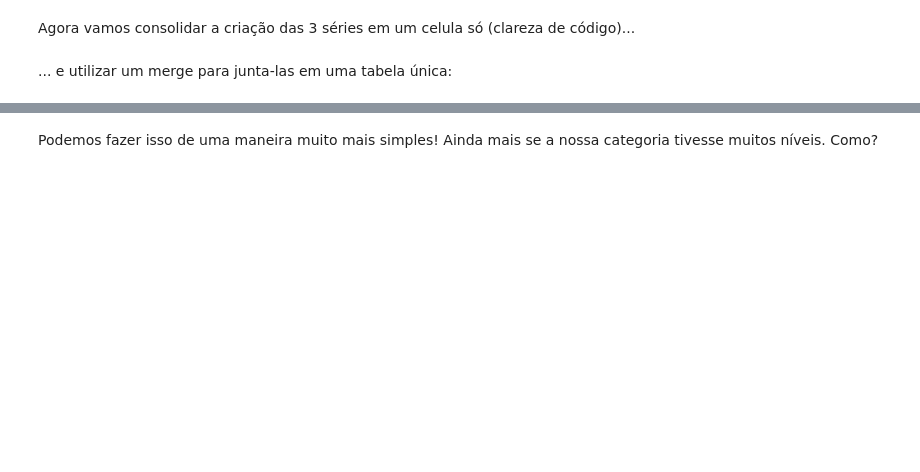
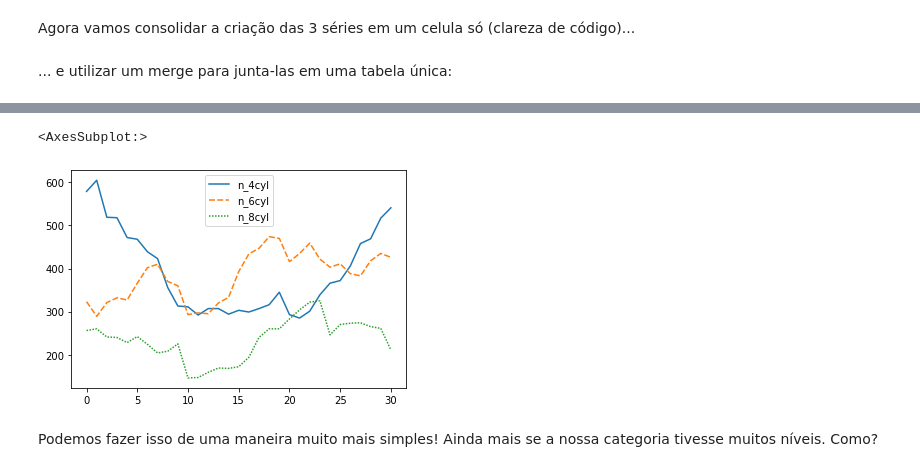
Before and after one commit to pedroteche-ih/79_PT_JUN2022, a Jupyter notebook: aulas/79 DA PT JUN-2022 Revisão Pandas.ipynb, the cells around one changed output, grey strips where cells are left out. Drawn from its saved outputs; the diff is of its cells as text; code cells hidden in the pictures; blank space fills up the shorter version.

```diff
--- a/aulas/79 DA PT JUN-2022 Revisão Pandas.ipynb
+++ b/aulas/79 DA PT JUN-2022 Revisão Pandas.ipynb
@@ -112,3 +324,10 @@ plt.plot(tb_year_cyl[['n_4cyl', 'n_6cyl', 'n_8cyl']])
+# %%
+import seaborn as sns
+fig, ax = plt.subplots()
+sns.lineplot(data = tb_year_cyl.drop('year', axis = 1))
+# %% [output]
+<AxesSubplot:>
+[figure, added]
 # %% [markdown]
 Podemos fazer isso de uma maneira muito mais simples! Ainda mais se a nossa categoria tivesse muitos níveis. Como?
 # %%
```
Also changed, not shown: parts of 29 cells of this notebook, 2 other files.
